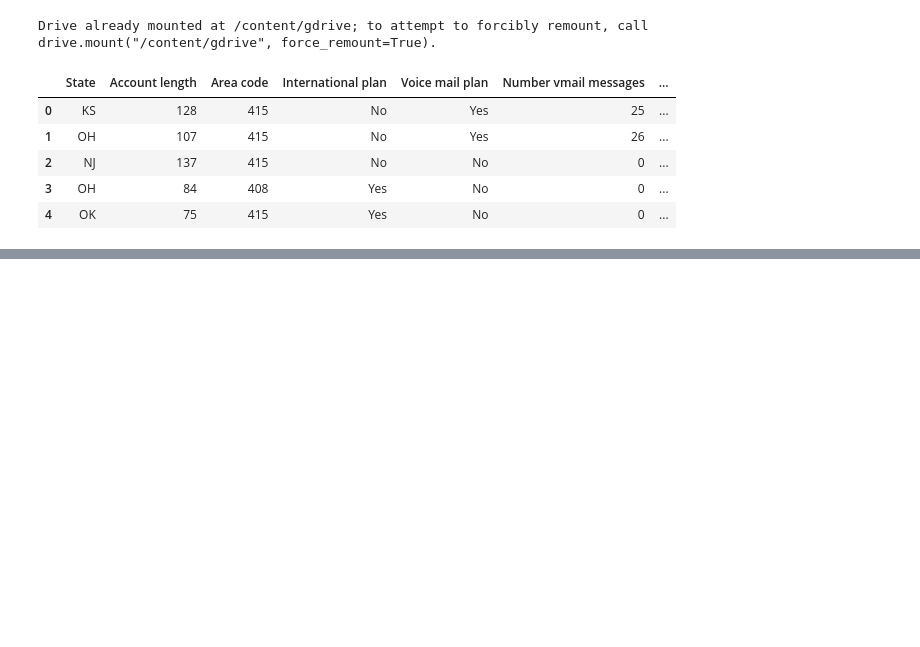
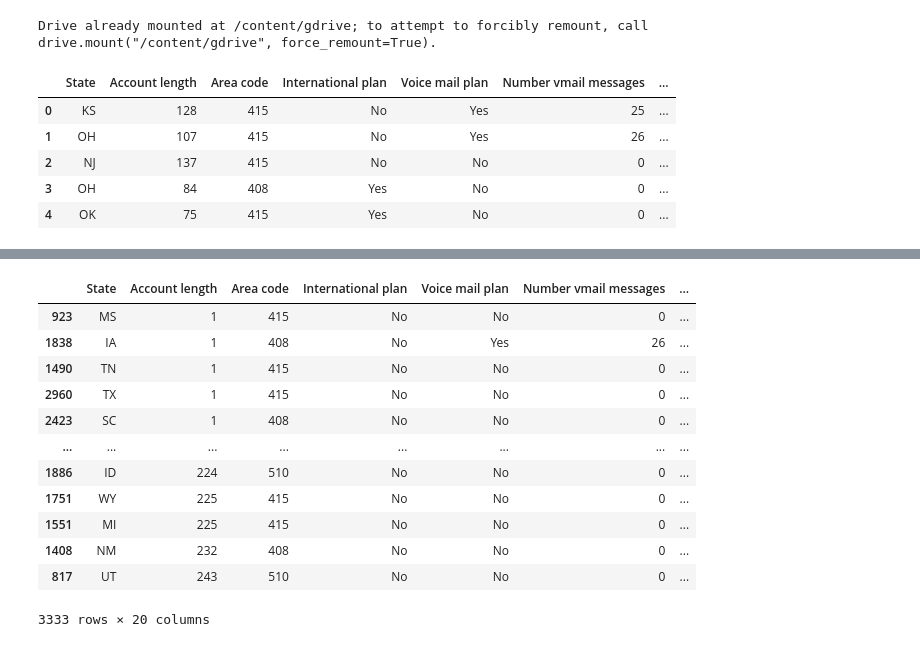
Before and after one commit to nikita-1095/EDA-Telecom-Churn-Analysis, a Jupyter notebook: Nikita_W_Telecom_Churn_Analysis_Capstone_Project.ipynb, the cells around one changed output, grey strips where cells are left out. Cells and saved outputs as stored; diff of their text form; code cells hidden in the pictures; blank space fills up the shorter version.

```diff
--- a/Nikita_W_Telecom_Churn_Analysis_Capstone_Project.ipynb
+++ b/Nikita_W_Telecom_Churn_Analysis_Capstone_Project.ipynb
@@ -54,0 +198,16 @@ memory usage: 472.1+ KB
+# %%
+df.sort_values('Account length',ascending=True)
+# %% [output]
+|  | State | Account length | Area code | International plan | Voice mail plan | Number vmail messages | ... |
+| 923 | MS | 1 | 415 | No | No | 0 | ... |
+| 1838 | IA | 1 | 408 | No | Yes | 26 | ... |
+| 1490 | TN | 1 | 415 | No | No | 0 | ... |
+| 2960 | TX | 1 | 415 | No | No | 0 | ... |
+| 2423 | SC | 1 | 408 | No | No | 0 | ... |
+| ... | ... | ... | ... | ... | ... | ... | ... |
+| 1886 | ID | 224 | 510 | No | No | 0 | ... |
+| 1751 | WY | 225 | 415 | No | No | 0 | ... |
+| 1551 | MI | 225 | 415 | No | No | 0 | ... |
+| 1408 | NM | 232 | 408 | No | No | 0 | ... |
+| 817 | UT | 243 | 510 | No | No | 0 | ... |
+3333 rows × 20 columns
```
Also changed, not shown: parts of 30 cells of this notebook.
